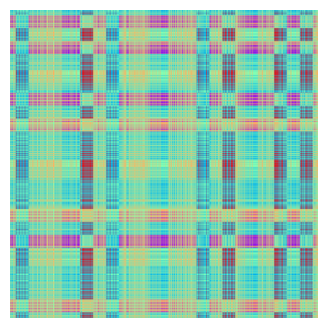
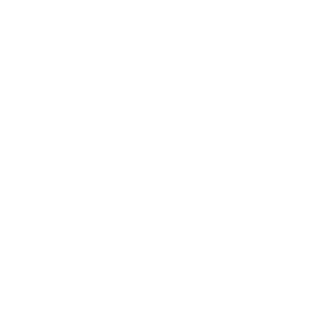
The notebook cell's code change between the first figure and the second:
--- before
+++ after
@@ -55,7 +55,7 @@
         fig, axs = plt.subplots(1, 1, figsize=(fig_w,fig_h))
         plt.axis('off')
-        X = np.array([acc_x])
+        x = np.array([acc_x])
         gadf = GramianAngularField(method='difference')
-        X_gadf = gadf.fit_transform(X)
+        X_gadf = gadf.fit_transform(x)
 
         axs.imshow(X_gadf[0],
@@ -72,9 +72,9 @@
         fig, axs = plt.subplots(1, 1, figsize=(fig_w,fig_h))
         plt.axis('off')
-        X = np.array([acc_y])
+        y = np.array([acc_y])
         gadf = GramianAngularField(method='difference')
-        X_gadf = gadf.fit_transform(X)
+        y_gadf = gadf.fit_transform(y)
 
-        axs.imshow(X_gadf[0],
+        axs.imshow(y_gadf[0],
                    cmap='rainbow',
                   origin='lower')
@@ -89,9 +89,9 @@
         fig, axs = plt.subplots(1, 1, figsize=(fig_w,fig_h))
         plt.axis('off')
-        X = np.array([acc_z])
+        z = np.array([acc_z])
         gadf = GramianAngularField(method='difference')
-        X_gadf = gadf.fit_transform(X)
+        z_gadf = gadf.fit_transform(z)
 
-        axs.imshow(X_gadf[0],
+        axs.imshow(z_gadf[0],
                    cmap='rainbow',
                   origin='lower')
@@ -107,9 +107,9 @@
         fig, axs = plt.subplots(1, 1, figsize=(fig_w,fig_h))
         plt.axis('off')
-        X = np.array([acc_VM])
+        v = np.array([acc_VM])
         gadf = GramianAngularField(method='difference')
-        X_gadf = gadf.fit_transform(X)
+        v_gadf = gadf.fit_transform(v)
 
-        axs.imshow(X_gadf[0],
+        axs.imshow(v_gadf[0],
                    cmap='rainbow',
                   origin='lower')

Commit: fixed GAF